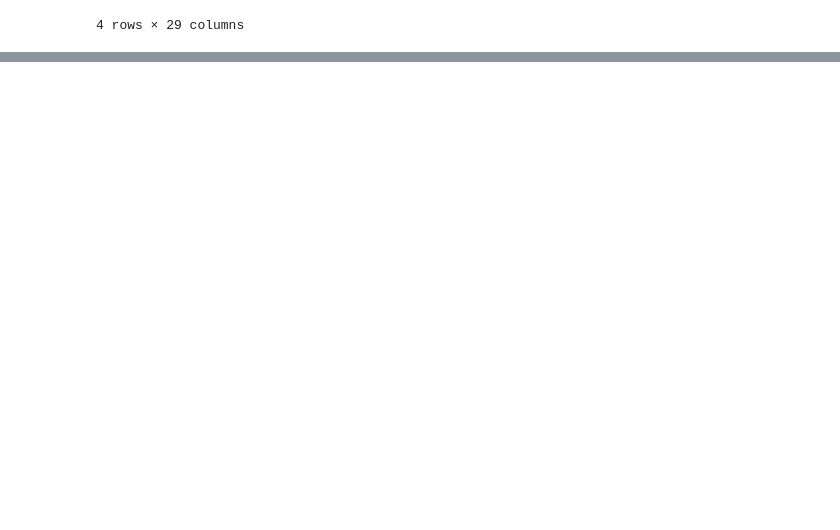
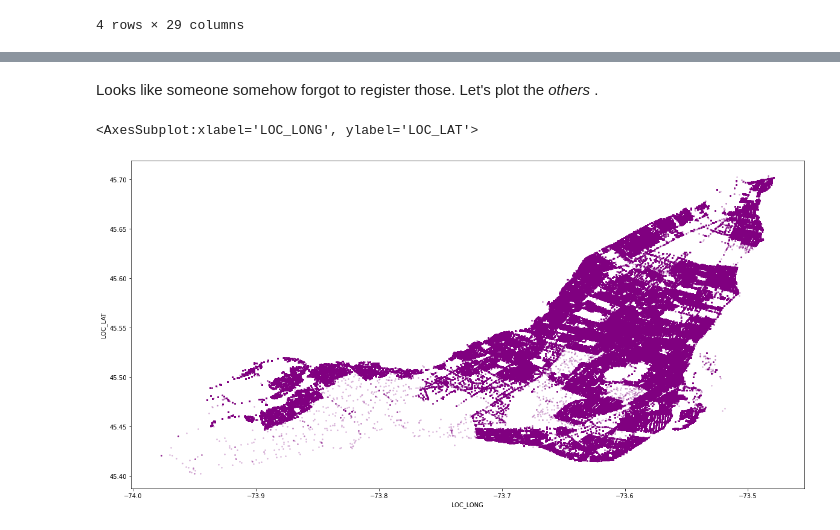
Before and after one commit to satuelisa/Requetes311, a Jupyter notebook: CaseStudy.ipynb, the cells around one changed output, grey strips where cells are left out. Cells and saved outputs as stored; diff of their text form; code cells hidden in the pictures; blank space fills up the shorter version.

Commit message:
Some visualizations

```diff
--- a/CaseStudy.ipynb
+++ b/CaseStudy.ipynb
@@ -128,0 +190,11 @@ LAST
+# %% [markdown]
+Looks like someone somehow forgot to register those. Let's plot the *others* .
+# %%
+valid = data.loc[data['LOC_LAT'] > 1]
+# small and semitransparent dots to help visualize density
+import matplotlib.pyplot as plt
+plt.rcParams['figure.figsize'] = [20, 10] # bigger plots
+valid.plot.scatter(x = 'LOC_LONG', y = 'LOC_LAT', s = 3, alpha = 0.2, color = 'purple')
+# %% [output]
+<AxesSubplot:xlabel='LOC_LONG', ylabel='LOC_LAT'>
+[figure, added]
```
Also changed, not shown: parts of 36 cells of this notebook.
